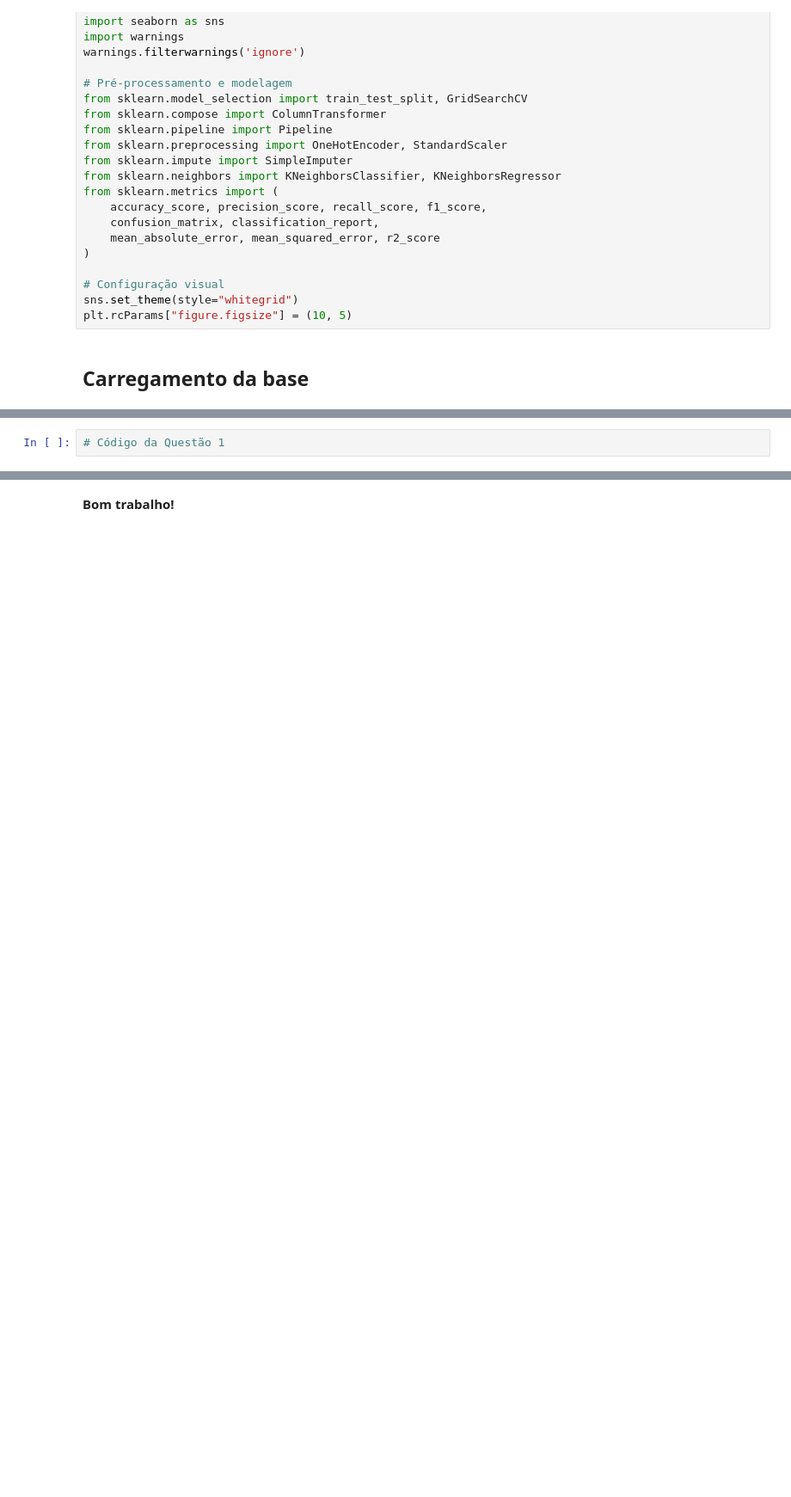
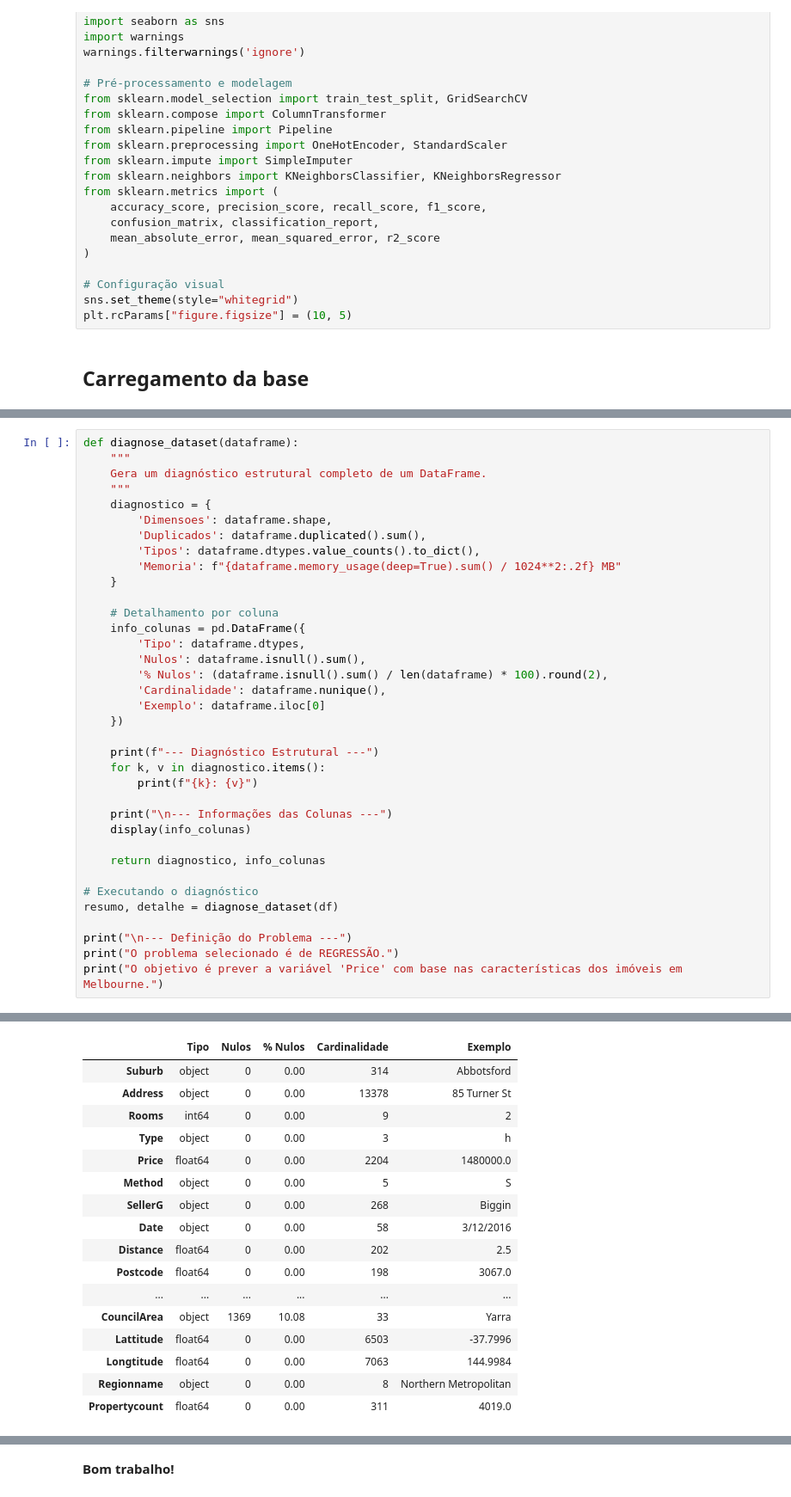
Before and after one commit to Kcodesufal/data-science-2026, a Jupyter notebook: lista 1/Lista 1.ipynb, the cells around one changed output, grey strips where cells are left out. Shown at 86% size. Drawn from its saved outputs; the diff is of its cells as text; blank space fills up the shorter version.

```diff
--- a/lista 1/Lista 1.ipynb
+++ b/lista 1/Lista 1.ipynb
@@ -63,4 +68,39 @@ Escreva aqui a estratégia adotada para responder à questão, explicando de for
 ### Desenvolvimento
 Implemente abaixo o código da questão.
 # %%
-# Código da Questão 1
+def diagnose_dataset(dataframe):
+    """
+    Gera um diagnóstico estrutural completo de um DataFrame.
+    """
+    diagnostico = {
+        'Dimensoes': dataframe.shape,
+        'Duplicados': dataframe.duplicated().sum(),
+        'Tipos': dataframe.dtypes.value_counts().to_dict(),
+        'Memoria': f"{dataframe.memory_usage(deep=True).sum() / 1024**2:.2f} MB"
+    }
+
+    # Detalhamento por coluna
+    info_colunas = pd.DataFrame({
+        'Tipo': dataframe.dtypes,
+        'Nulos': dataframe.isnull().sum(),
+        '% Nulos': (dataframe.isnull().sum() / len(dataframe) * 100).round(2),
+        'Cardinalidade': dataframe.nunique(),
+        'Exemplo': dataframe.iloc[0]
+    })
+
+    print(f"--- Diagnóstico Estrutural ---")
+    for k, v in diagnostico.items():
+        print(f"{k}: {v}")
+
+    print("\n--- Informações das Colunas ---")
+    display(info_colunas)
+
+    return diagnostico, info_colunas
+
+# Executando o diagnóstico
+resumo, detalhe = diagnose_dataset(df)
+
+print("\n--- Definição do Problema ---")
+print("O problema selecionado é de REGRESSÃO.")
+print("O objetivo é prever a variável 'Price' com base nas características dos imóveis em Melbourne.")
+# %% [output]
@@ -66,0 +114,17 @@ Implemente abaixo o código da questão.
+|  | Tipo | Nulos | % Nulos | Cardinalidade | Exemplo |
+| Suburb | object | 0 | 0.00 | 314 | Abbotsford |
+| Address | object | 0 | 0.00 | 13378 | 85 Turner St |
+| Rooms | int64 | 0 | 0.00 | 9 | 2 |
+| Type | object | 0 | 0.00 | 3 | h |
+| Price | float64 | 0 | 0.00 | 2204 | 1480000.0 |
+| Method | object | 0 | 0.00 | 5 | S |
+| SellerG | object | 0 | 0.00 | 268 | Biggin |
+| Date | object | 0 | 0.00 | 58 | 3/12/2016 |
+| Distance | float64 | 0 | 0.00 | 202 | 2.5 |
+| Postcode | float64 | 0 | 0.00 | 198 | 3067.0 |
+| ... | ... | ... | ... | ... | ... |
+| CouncilArea | object | 1369 | 10.08 | 33 | Yarra |
+| Lattitude | float64 | 0 | 0.00 | 6503 | -37.7996 |
+| Longtitude | float64 | 0 | 0.00 | 7063 | 144.9984 |
+| Regionname | object | 0 | 0.00 | 8 | Northern Metropolitan |
+| Propertycount | float64 | 0 | 0.00 | 311 | 4019.0 |
```
Also changed, not shown: parts of 32 cells of this notebook.
